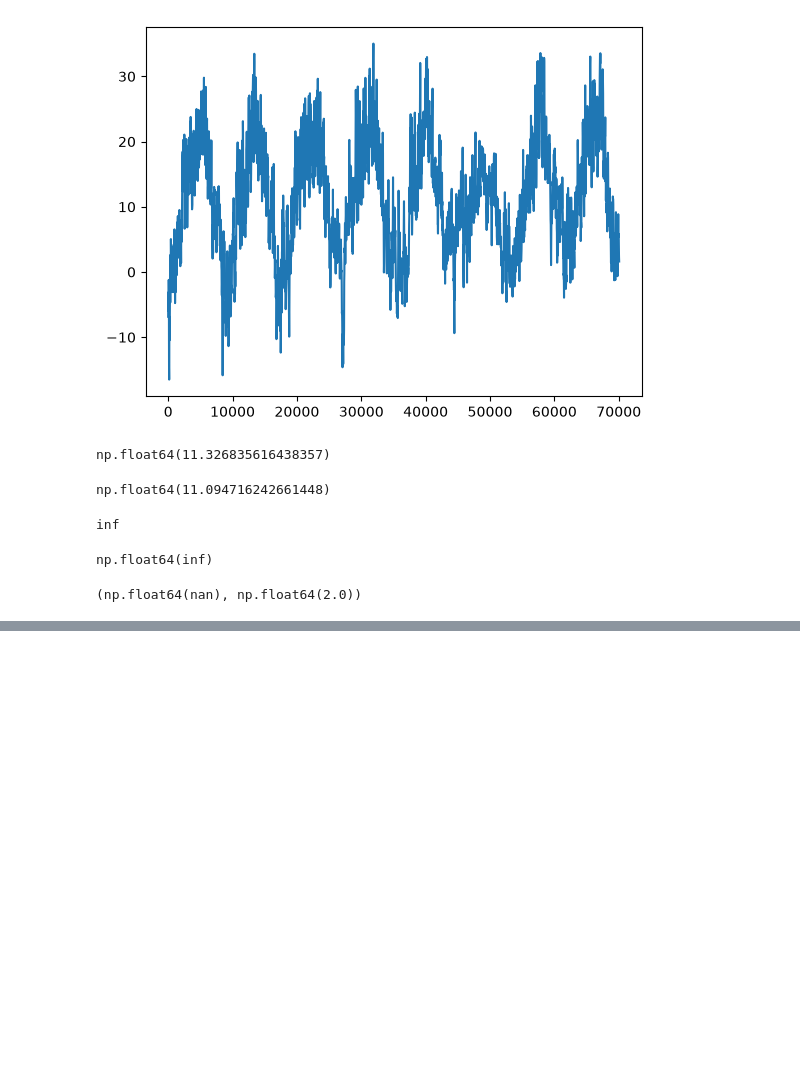
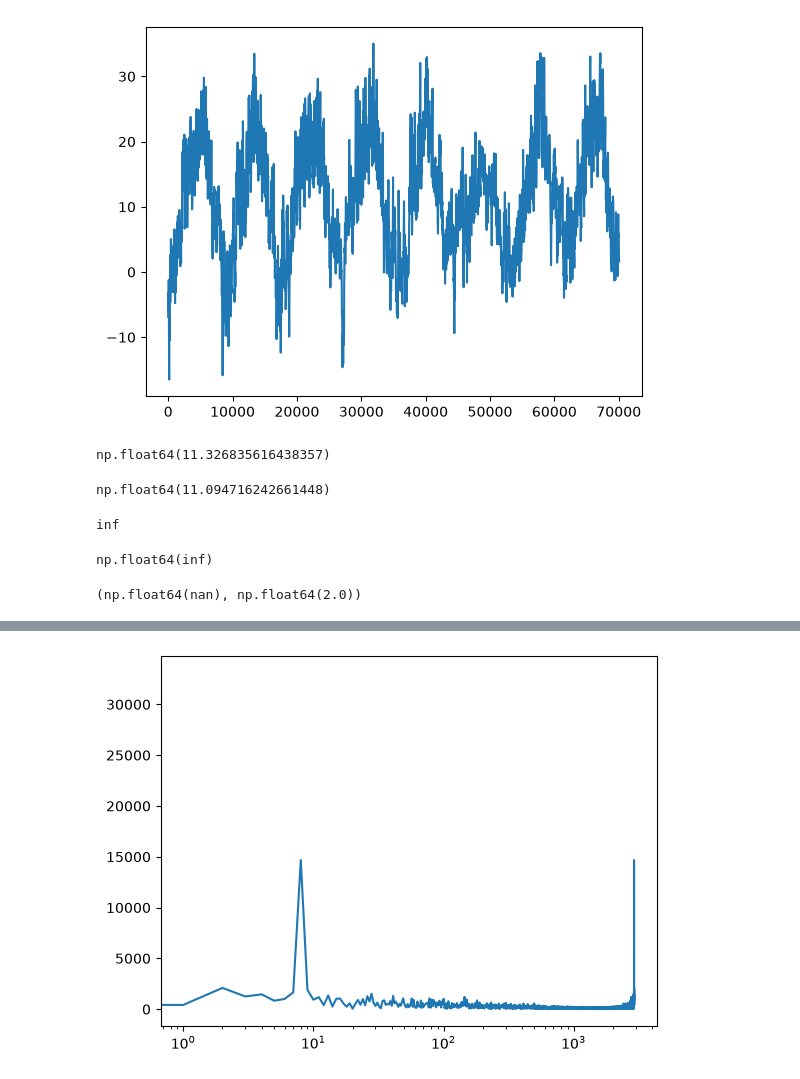
Before and after one commit to cyrilvincent/datascience, a Jupyter notebook: tp_jena.ipynb, the cells around one changed output, grey strips where cells are left out. Saved outputs shown, nothing was run; the diff lists cells and outputs as text; code cells hidden in the pictures; blank space fills up the shorter version.

```diff
--- a/tp_jena.ipynb
+++ b/tp_jena.ipynb
@@ -118,3 +118,11 @@ vnan.mean(), np.nanmean(vnan)
 (np.float64(nan), np.float64(2.0))
 # %%
 temp.mean() # <=> temp.values.nanmean()
+# %%
+fft = np.fft.fft(temp)
+x = np.arange(len(fft))
+# %%
+plt.plot(x, np.abs(fft))
+plt.xscale('log')
+plt
+# %% [output]
@@ -120,0 +130 @@ temp.mean() # <=> temp.values.nanmean()
+[figure, added]
```
Also changed, not shown: parts of 1 cell of this notebook, 4 other files.
